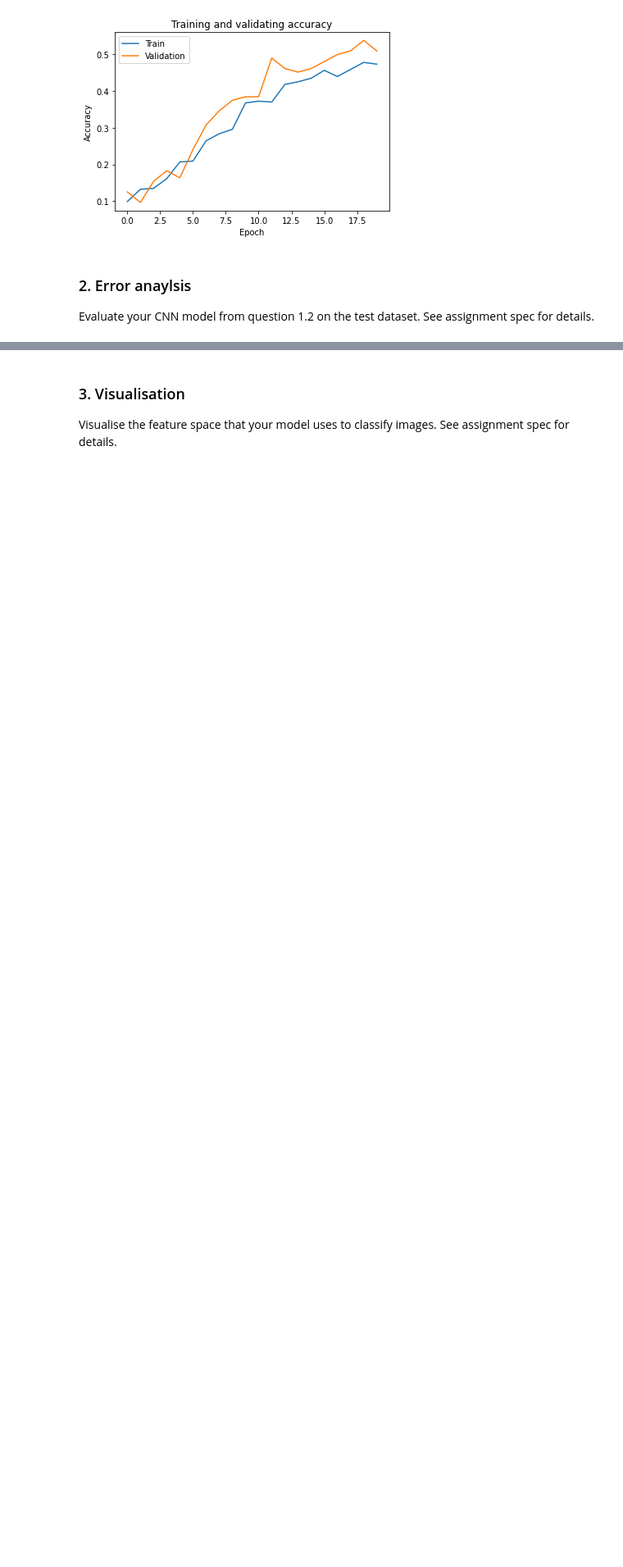
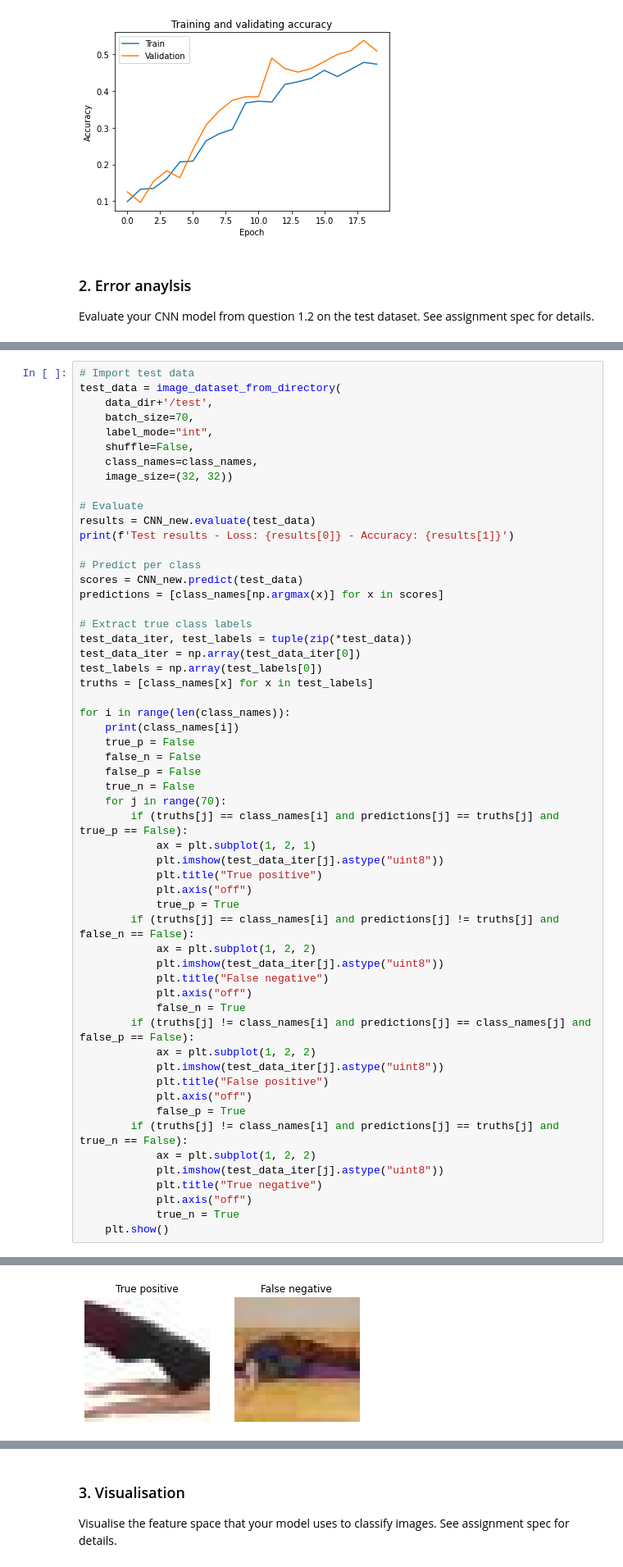
Before and after one commit to byi649/CNN-image-classification, a Jupyter notebook: COMP90086_asst2_2022.ipynb, the cells around one changed output, grey strips where cells are left out. Shown at 82% size. Drawn from its saved outputs; the diff is of its cells as text; blank space fills up the shorter version.

```diff
--- a/COMP90086_asst2_2022.ipynb
+++ b/COMP90086_asst2_2022.ipynb
@@ -191,0 +186,57 @@ Test results - Loss: 1.3967492580413818 - Accuracy: 0.5096153616905212%
+# %%
+# Import test data
+test_data = image_dataset_from_directory(
+    data_dir+'/test',
+    batch_size=70,
+    label_mode="int",
+    shuffle=False,
+    class_names=class_names,
+    image_size=(32, 32))
+
+# Evaluate
+results = CNN_new.evaluate(test_data)
+print(f'Test results - Loss: {results[0]} - Accuracy: {results[1]}')
+
+# Predict per class
+scores = CNN_new.predict(test_data)
+predictions = [class_names[np.argmax(x)] for x in scores]
+
+# Extract true class labels
+test_data_iter, test_labels = tuple(zip(*test_data))
+test_data_iter = np.array(test_data_iter[0])
+test_labels = np.array(test_labels[0])
+truths = [class_names[x] for x in test_labels]
+
+for i in range(len(class_names)):
+    print(class_names[i])
+    true_p = False
+    false_n = False
+    false_p = False
+    true_n = False
+    for j in range(70):
+        if (truths[j] == class_names[i] and predictions[j] == truths[j] and true_p == False):
+            ax = plt.subplot(1, 2, 1)
+            plt.imshow(test_data_iter[j].astype("uint8"))
+            plt.title("True positive")
+            plt.axis("off")
+            true_p = True
+        if (truths[j] == class_names[i] and predictions[j] != truths[j] and false_n == False):
+            ax = plt.subplot(1, 2, 2)
+            plt.imshow(test_data_iter[j].astype("uint8"))
+            plt.title("False negative")
+            plt.axis("off")
+            false_n = True
+        if (truths[j] != class_names[i] and predictions[j] == class_names[j] and false_p == False):
+            ax = plt.subplot(1, 2, 2)
+            plt.imshow(test_data_iter[j].astype("uint8"))
+            plt.title("False positive")
+            plt.axis("off")
+            false_p = True
+        if (truths[j] != class_names[i] and predictions[j] == truths[j] and true_n == False):
+            ax = plt.subplot(1, 2, 2)
+            plt.imshow(test_data_iter[j].astype("uint8"))
+            plt.title("True negative")
+            plt.axis("off")
+            true_n = True
+    plt.show()
+# %% [output]
@@ -191,0 +247 @@ Test results - Loss: 1.3967492580413818 - Accuracy: 0.5096153616905212%
+[figure, added]
```
Also changed, not shown: parts of 2 cells of this notebook.
